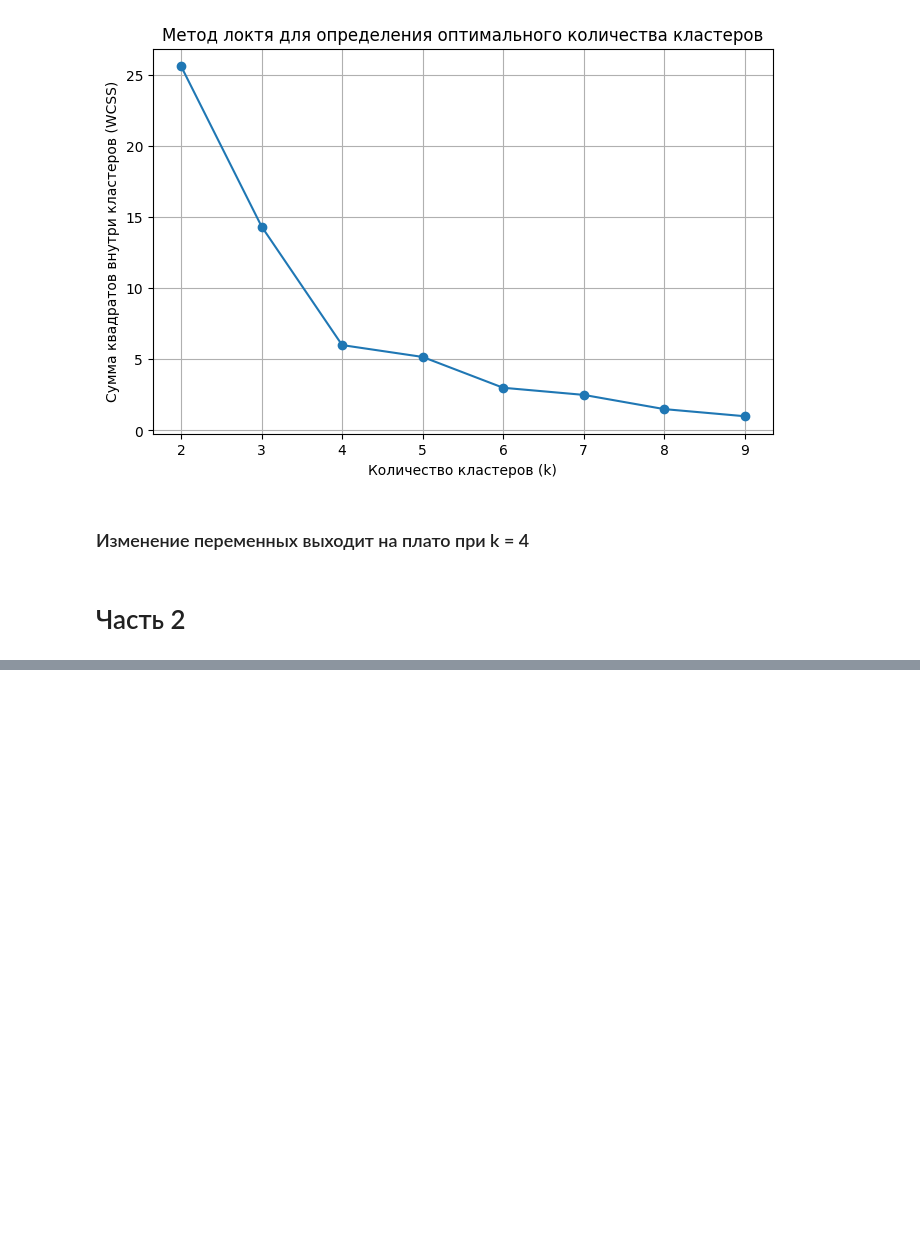
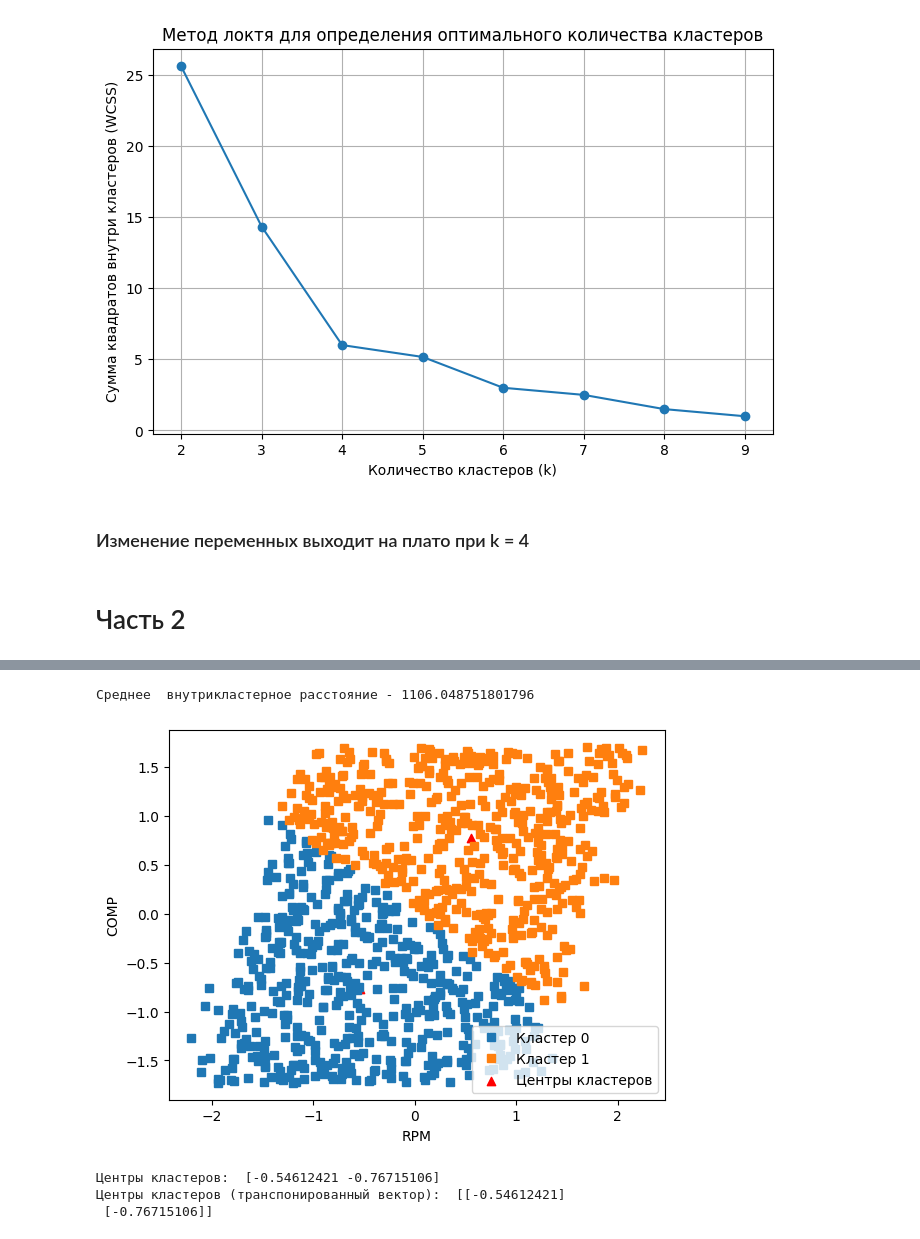
Before and after one commit to UserNOuSER/ITvTES, a Jupyter notebook: итвтэс5.ipynb, the cells around one changed output, grey strips where cells are left out. Cells and saved outputs as stored; diff of their text form; code cells hidden in the pictures; blank space fills up the shorter version.

```diff
--- a/итвтэс5.ipynb
+++ b/итвтэс5.ipynb
@@ -164,0 +169,3 @@ plt.show()
+# %%
+df = pd.read_csv('compressor_dataset.csv')
+df.head(7)
@@ -164,0 +186,4 @@ plt.show()
+# %%
+scaler = StandardScaler()
+scaled_df = scaler.fit_transform(df[['RPM','COMP']])
+print(*scaled_df[:5], sep='\n')
@@ -164,0 +201,24 @@ plt.show()
+# %%
+within_cluster_sum_of_squares = []# сумма квадратов отклонений внутри кластеров (среднее значение)
+
+kmeans = KMeans(n_clusters=2, random_state=0, n_init=1)
+kmeans.fit(scaled_df)
+within_cluster_sum_of_squares.append(kmeans.inertia_)
+
+print(f'Cреднее  внутрикластерное расстояние - {kmeans.inertia_}')
+plt.figure()
+plt.plot(scaled_df[:, 0][kmeans.labels_ == 0], scaled_df[:, 1][kmeans.labels_ == 0], 's')#кластер 0
+plt.plot(scaled_df[:, 0][kmeans.labels_ == 1], scaled_df[:, 1][kmeans.labels_ == 1], 's')#кластер 1
+plt.scatter(kmeans.cluster_centers_.T[0], kmeans.cluster_centers_.T[1], marker = '^', color = 'red')
+plt.xlabel('RPM')
+plt.ylabel('COMP')
+plt.legend(['Кластер 0', 'Кластер 1','Центры кластеров'])
+plt.show()
+print('Центры кластеров: ', kmeans.cluster_centers_[0])
+print('Центры кластеров (транспонированный вектор): ',kmeans.cluster_centers_[0].reshape((2,1)))
+# %% [output]
+Cреднее  внутрикластерное расстояние - 1106.048751801796
+[figure, added]
+Центры кластеров:  [-0.54612421 -0.76715106]
+Центры кластеров (транспонированный вектор):  [[-0.54612421]
+ [-0.76715106]]
```
Also changed, not shown: parts of 16 cells of this notebook.
